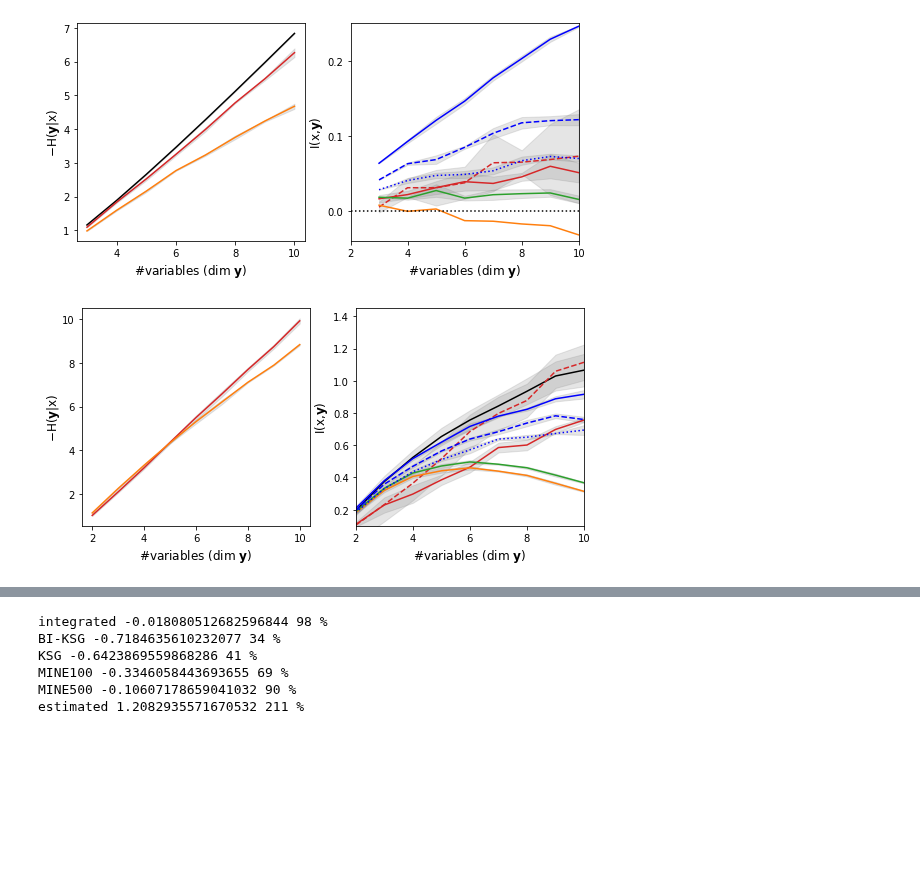
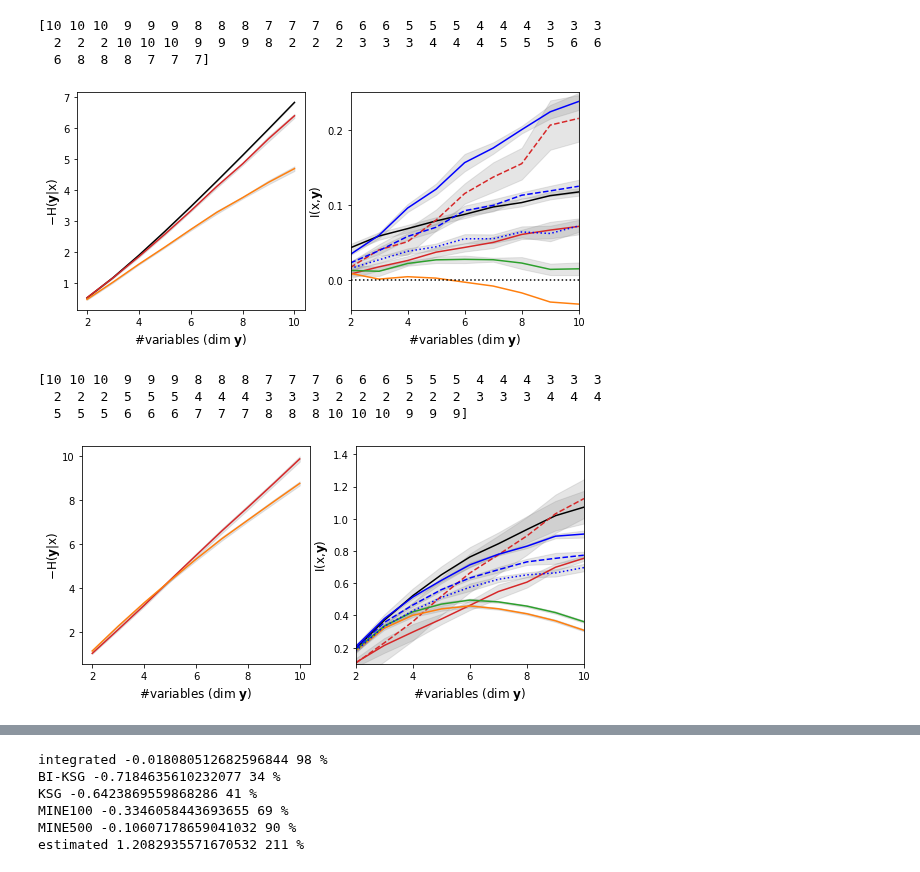
Before and after one commit to NinelK/CopulaGP, a Jupyter notebook: notebooks/paper_figs/Fig4.ipynb, the cells around one changed output, grey strips where cells are left out. Saved outputs shown, nothing was run; the diff lists cells and outputs as text; code cells hidden in the pictures; blank space fills up the shorter version.

```diff
--- a/notebooks/paper_figs/Fig4.ipynb
+++ b/notebooks/paper_figs/Fig4.ipynb
@@ -104,93 +72,74 @@ fig, (Hrs,Hr) = plt.subplots(1,2,figsize=(9,4))
 
 def plot_student(Hrs,Hr):
 
-    with open("../../benchmarks/redo_again_StudentH.pkl",'rb') as f:
+    with open("../../benchmarks/Student_result.pkl",'rb') as f:
         results = pkl.load(f)
 
     Ns = np.array([res['Nvar'] for res in results])
-    nNs = np.array([res['Nvar'] for res in results])
+    print(Ns)
 
     line(Hrs,Ns,np.array([res["true_HRgS"].mean() for res in results]),d = 0.005*np.ones(len(results)),
          label="True",cut=Ns.max(), color='k')
-    line(Hrs,nNs,np.array([-res["eC"].mean() for res in results]),d = 0.005*np.ones(len(results)),
-         label="Copula-GP",cut=nNs.max(), color='C3')
+    line(Hrs,Ns,np.array([-res["eC"].mean() for res in results]),d = 0.005*np.ones(len(results)),
+         label="Copula-GP",cut=Ns.max(), color='C3')
     line(Hrs,Ns,np.array([-res["BI-KSG_H"] for res in results]),
          label="BI-KSG",cut=Ns.max(), color='C1')
-    # line(np.array([res[3][-1]/Ns/2 for res in results]),"KSG")
+    line(Hr,Ns,np.array([res["integrated"] for res in results]), color='C3',
+         d = 0.005*np.ones(len(results)), label="Copula-GP integr.",cut=Ns.max())
 
-#     line(Hr,Ns,np.array([res["true_integral"][0] for res in results]),
-#          d = 0.005*np.ones(len(results)), label="True",cut=Ns.max(),color="black")
-#     line(Hr,Ns,np.array([res["integrated"] for res in results]), color='C3',
-#          d = 0.005*np.ones(len(results)), label="Copula-GP integr.",cut=Ns.max())
-    line(Hr,nNs,np.array([res["integrated"] for res in results]), color='C3',
-         d = 0.005*np.ones(len(results)), label="Copula-GP integr.",cut=nNs.max())
-
-#     line(Hr,Ns,np.array([res["estimated"] for res in results]), color='C3',
-#              d=np.array([0.005*np.sqrt(2) for res in results]), linestyle='dashed',
-#          label="Copula-GP estim.",cut=Ns.max())
-    line(Hr,nNs,np.array([res["estimated"] for res in results]), color='C3',
+    line(Hr,Ns,np.array([res["true_integral"][0] for res in results]),
+         d = 0.005*np.ones(len(results)), label="True",cut=Ns.max(),color="black")
+    line(Hr,Ns,np.array([res["estimated"] for res in results]), color='C3',
              d=np.array([0.005*np.sqrt(2) for res in results]), linestyle='dashed',
-         label="Copula-GP estim.",cut=nNs.max())
+         label="Copula-GP estim.",cut=Ns.max())
     line(Hr,Ns,np.array([res["BI-KSG"] for res in results]),label="BI-KSG",cut=Ns.max(),color='C1',alpha=0)
-#     line(Hr,Ns,np.array([res["BI-KSG"] for res in results]),label="BI-KSG",cut=Ns.max(),
-#          color='C1',linestyle='dashed')
     line(Hr,Ns,np.array([res["KSG"] for res in results]),label="KSG",cut=Ns.max(),color='C2')
     line(Hr,Ns,np.array([res["MINE100"] for res in results]),label="MINE100",cut=Ns.max(), color='blue',linestyle='dotted')
     line(Hr,Ns,np.array([res["MINE200"] for res in results]),label="MINE200",cut=Ns.max(),color='blue',linestyle='dashed')
     line(Hr,Ns,np.array([res["MINE500"] for res in results]),label="MINE500",cut=Ns.max(),color='blue')
 
     for a in [Hrs,Hr]:
         a.set_xlabel("#variables (dim $\mathbf{y}$)", fontsize=12)
-#     Hrs.yaxis.tick_right()
-#     Hrs.xaxis.tick_top()
-#     Hrs.tick_params(axis="x",direction="in", pad=-15)
     Hrs.set_ylabel("$-$H($\mathbf{y}$|x)",labelpad=1, fontsize=12)
-#     Hrs.tick_params(axis="y",direction="in", pad=-15)
     Hr.set_ylabel("I(x,$\mathbf{y}$)",labelpad=3,fontsize=12)
     Hr.set_ylim(-0.04,0.25)
     Hr.set_xlim(2,10)
     Hr.yaxis.set_major_formatter(FormatStrFormatter('%0.1f'))
     Hr.set_yticks(np.arange(0.,0.201,0.1),minor=False)
     Hr.set_yticklabels([f"{i:.1f}" for i in np.arange(0.,0.201,0.1)])
-#     Hr.tick_params(axis="y",direction="in", pad=-30)
     Hrs.xaxis.set_major_formatter(FormatStrFormatter('%d'))
     Hr.xaxis.set_major_formatter(FormatStrFormatter('%d'))
     Hr.axhline(0,color='k',linestyle='dotted')
-#     Hrs.legend(frameon=False);
-    #legend(frameon=False,loc=(-4.,0.42), fontsize=7.3);
 plot_student(Hrs,Hr)
 # %% [output]
+[10 10 10  9  9  9  8  8  8  7  7  7  6  6  6  5  5  5  4  4  4  3  3  3
+  2  2  2 10 10 10  9  9  9  8  2  2  2  3  3  3  4  4  4  5  5  5  6  6
+  6  8  8  8  7  7  7]
-[figure, old version]
+[figure, new version]
 # %%
 fig, (Hrs,Hr) = plt.subplots(1,2,figsize=(9,4))
 
 def plot_complex(Hrs,Hr):
 
-    with open("../../benchmarks/tomerge/transformed_Gauss_I.pkl",'rb') as f:
+    with open("../../benchmarks/transformed_Gauss_result.pkl",'rb') as f:
         results = pkl.load(f)
 
     Ns = np.array([res['Nvar'] for res in results])
-    nNs = np.array([res['Nvar'] for res in results])
+    print(Ns)
 
-    line(Hrs,nNs,np.array([-res["eC"].mean() for res in results]),d = 0.01*nNs,
-         label="CopulaGP",cut=nNs.max(),color='C3')
+    line(Hrs,Ns,np.array([-res["eC"].mean() for res in results]),d = 0.01*Ns,
+         label="CopulaGP",cut=Ns.max(),color='C3')
     line(Hrs,Ns,np.array([-res["BI-KSG_H"] for res in results]),
          label="BI-KSG",cut=Ns.max(), color='C1')
-    # line(np.array([res[3][-1]/Ns/2 for res in results]),"KSG")
 
     line(Hr,Ns,np.array([res["true_integral"] for res in results]),
          d = 0.01*Ns, label="True",cut=Ns.max(),color="black")
-#     line(Hr,Ns,np.array([res["integrated"] for res in results]), d = 0.01*Ns,
-#          label="CopulaGP integr.",cut=Ns.max(),color='C3')
-    line(Hr,nNs,np.array([res["integrated"] for res in results]), color='C3',
-         d = 0.01*np.ones(len(results)), label="Copula-GP integr.",cut=nNs.max())
+    line(Hr,Ns,np.array([res["integrated"] for res in results]), color='C3',
+         d = 0.01*np.ones(len(results)), label="Copula-GP integr.",cut=Ns.max())
 
-#     line(Hr,Ns,np.array([res["estimated"] for res in results]),
-#              d=np.array([(results[-1]['gauss_eU'].std()+0.05*Ns*np.sqrt(2)) for res in results]),
-#          label="CopulaGP estim.",cut=Ns.max(),color='C3',linestyle='dashed')
-    line(Hr,nNs,np.array([res["estimated"] for res in results]), color='C3',
+    line(Hr,Ns,np.array([res["estimated"] for res in results]), color='C3',
              d=np.array([results[-1]['eU'].std()+0.05*np.sqrt(2) for res in results]), linestyle='dashed',
-         label="Copula-GP estim.",cut=nNs.max())
+         label="Copula-GP estim.",cut=Ns.max())
 
     line(Hr,Ns,np.array([res["BI-KSG"] for res in results]),label="BI-KSG",cut=Ns.max(),color='C1')
     line(Hr,Ns,np.array([res["KSG"] for res in results]),label="KSG",cut=Ns.max(),color='C2')
@@ -200,26 +149,20 @@ def plot_complex(Hrs,Hr):
 
     for a in [Hrs,Hr]:
         a.set_xlabel("#variables (dim $\mathbf{y}$)", fontsize=12)
-#     Hrs.yaxis.tick_right()
-#     Hrs.xaxis.tick_top()
     Hr.set_ylim(0.1,1.45)
     Hr.set_xlim(2,10)
-#     Hrs.tick_params(axis="x",direction="in", pad=-15)
     Hrs.set_ylabel("$-$H($\mathbf{y}$|x)",labelpad=0, fontsize=12)
-#     Hrs.tick_params(axis="y",direction="in", pad=-25)
     Hr.set_ylabel("I(x,$\mathbf{y}$)",labelpad=3, fontsize=12)
-#     Hr.tick_params(axis="y",direction="in", pad=-25)
-#     Hrs.legend(frameon=False);
-#     Hr.legend(frameon=True,loc=(1.02,0.17));
     Hr.axhline(0,color='k',linestyle='dotted')
     Hrs.xaxis.set_major_formatter(FormatStrFormatter('%d'))
     Hr.xaxis.set_major_formatter(FormatStrFormatter('%d'))
-#     Hr.legend(bbox_to_anchor=(-1.5, 1.2, 3, .102), loc=3,
-#        ncol=8, mode="expand", borderaxespad=0., fontsize=12)
 
 plot_complex(Hrs,Hr)
 # %% [output]
+[10 10 10  9  9  9  8  8  8  7  7  7  6  6  6  5  5  5  4  4  4  3  3  3
+  2  2  2  5  5  5  4  4  4  3  3  3  2  2  2  2  2  2  3  3  3  4  4  4
+  5  5  5  6  6  6  7  7  7  8  8  8 10 10 10  9  9  9]
-[figure, old version]
+[figure, new version]
 # %%
 fig, (Hrs,Hr) = plt.subplots(1,2,figsize=(9,4))
 
```
Also changed, not shown: parts of 6 cells of this notebook, 14 other files.
